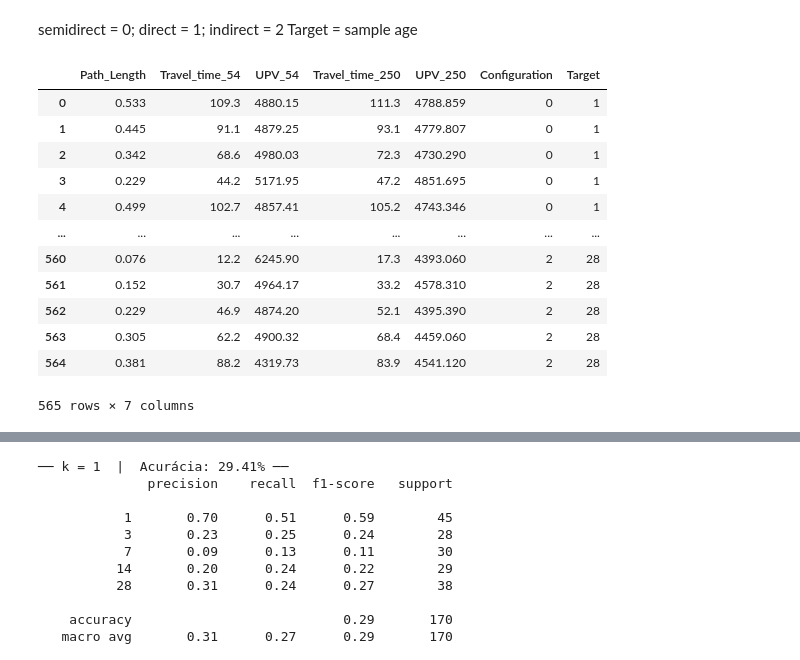
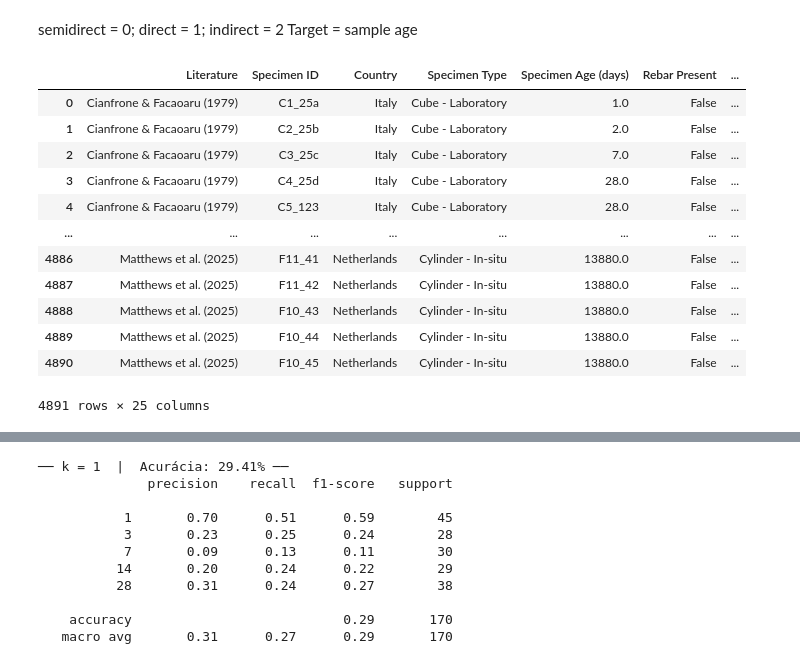
Before and after one commit to juliamfm/ML_material_classifier, a Jupyter notebook: knn_classifier.ipynb, the cells around one changed output, grey strips where cells are left out. Saved outputs shown, nothing was run; the diff lists cells and outputs as text; code cells hidden in the pictures.

```diff
--- a/knn_classifier.ipynb
+++ b/knn_classifier.ipynb
@@ -16,20 +16,19 @@ from sklearn.model_selection import StratifiedKFold
 semidirect = 0; direct = 1; indirect = 2
 Target = sample age
 # %%
-df = pd.read_excel('dataset_ultrasound_durrani.xlsx')
-df = df.drop(columns='Fiber_Content')
+df = pd.read_csv('Complete_UPV_Database_raw.csv')
 df
 # %% [output]
-|  | Path_Length | Travel_time_54 | UPV_54 | Travel_time_250 | UPV_250 | Configuration | Target |
-| 0 | 0.533 | 109.3 | 4880.15 | 111.3 | 4788.859 | 0 | 1 |
-| 1 | 0.445 | 91.1 | 4879.25 | 93.1 | 4779.807 | 0 | 1 |
-| 2 | 0.342 | 68.6 | 4980.03 | 72.3 | 4730.290 | 0 | 1 |
-| 3 | 0.229 | 44.2 | 5171.95 | 47.2 | 4851.695 | 0 | 1 |
-| 4 | 0.499 | 102.7 | 4857.41 | 105.2 | 4743.346 | 0 | 1 |
+|  | Literature | Specimen ID | Country | Specimen Type | Specimen Age (days) | Rebar Present | ... |
+| 0 | Cianfrone & Facaoaru (1979) | C1_25a | Italy | Cube - Laboratory | 1.0 | False | ... |
+| 1 | Cianfrone & Facaoaru (1979) | C2_25b | Italy | Cube - Laboratory | 2.0 | False | ... |
+| 2 | Cianfrone & Facaoaru (1979) | C3_25c | Italy | Cube - Laboratory | 7.0 | False | ... |
+| 3 | Cianfrone & Facaoaru (1979) | C4_25d | Italy | Cube - Laboratory | 28.0 | False | ... |
+| 4 | Cianfrone & Facaoaru (1979) | C5_123 | Italy | Cube - Laboratory | 28.0 | False | ... |
 | ... | ... | ... | ... | ... | ... | ... | ... |
-| 560 | 0.076 | 12.2 | 6245.90 | 17.3 | 4393.060 | 2 | 28 |
-| 561 | 0.152 | 30.7 | 4964.17 | 33.2 | 4578.310 | 2 | 28 |
-| 562 | 0.229 | 46.9 | 4874.20 | 52.1 | 4395.390 | 2 | 28 |
-| 563 | 0.305 | 62.2 | 4900.32 | 68.4 | 4459.060 | 2 | 28 |
-| 564 | 0.381 | 88.2 | 4319.73 | 83.9 | 4541.120 | 2 | 28 |
+| 4886 | Matthews et al. (2025) | F11_41 | Netherlands | Cylinder - In-situ | 13880.0 | False | ... |
+| 4887 | Matthews et al. (2025) | F11_42 | Netherlands | Cylinder - In-situ | 13880.0 | False | ... |
+| 4888 | Matthews et al. (2025) | F10_43 | Netherlands | Cylinder - In-situ | 13880.0 | False | ... |
+| 4889 | Matthews et al. (2025) | F10_44 | Netherlands | Cylinder - In-situ | 13880.0 | False | ... |
+| 4890 | Matthews et al. (2025) | F10_45 | Netherlands | Cylinder - In-situ | 13880.0 | False | ... |
-565 rows × 7 columns
+4891 rows × 25 columns
```
Also changed, not shown: parts of 8 cells of this notebook, 1 other file.
